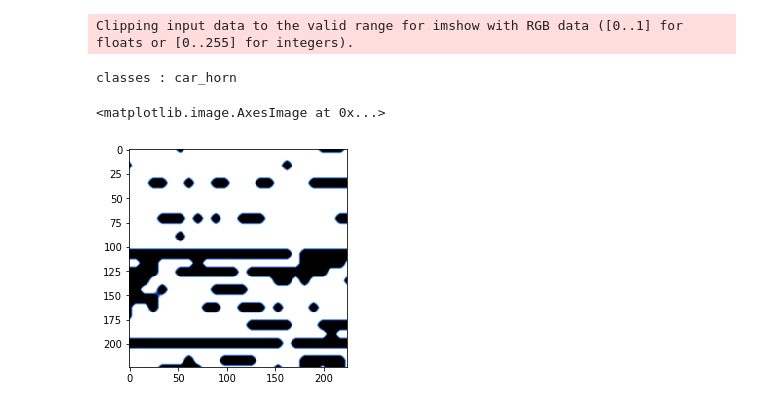
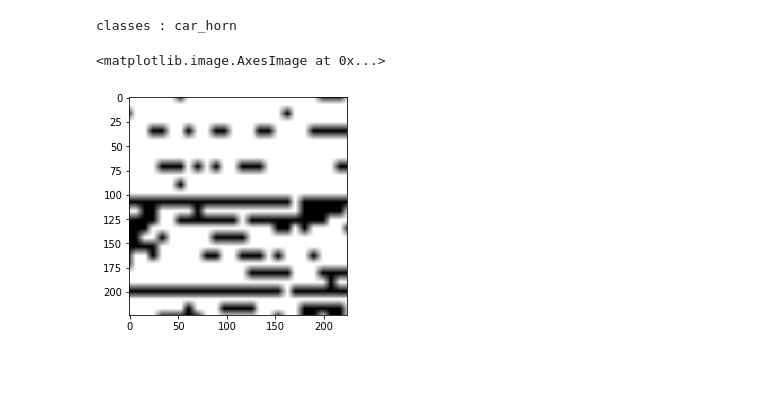
Before and after one commit to nunenuh/sound_classification.pytorch, a Jupyter notebook: notebook/explore.ipynb, the cells around one changed output. Cells and saved outputs as stored; diff of their text form; code cells hidden in the pictures; blank space fills up the shorter version.

Commit message:
feat: add data

```diff
--- a/notebook/explore.ipynb
+++ b/notebook/explore.ipynb
@@ -40,6 +50,9 @@ class UrbanSound8kDataset(data.dataset.Dataset):
         classes.sort()
         classes = list(classes)
         return classes
+
+    def num_class(self):
+        return len(self._classes())
 
     def class_to_idx(self):
         classes = self._classes()
@@ -126,23 +139,22 @@ classes : children_playing
 # %%
 valid_tmft = transforms.Compose([
     NumpyToPIL(),
     transforms.Resize(256),
     transforms.CenterCrop(224),
     transforms.ToTensor(),
-    normalize,
+#     normalize,
 ])
 
 valid_dataset = UrbanSound8kDataset(root = '/data/UrbanSound8K/audio',
                               csv_file = '/data/UrbanSound8K/metadata/UrbanSound8K.csv',
                               mode='valid',
                               transform=valid_tmft)
 # valid_dataset.valid_df
 image, classes = valid_dataset[0]
 print(f'classes : {valid_dataset.idx_to_class()[classes]}')
 plt.imshow(image.permute(1,2,0), cmap='gray')
 # %% [output]
-Clipping input data to the valid range for imshow with RGB data ([0..1] for floats or [0..255] for integers).
+classes : car_horn
-classes : car_horn
+<matplotlib.image.AxesImage at 0x...>
-<matplotlib.image.AxesImage at 0x...>
-[figure, old version]
+[figure, new version]
 # %%
```
Also changed, not shown: parts of 10 cells of this notebook, 19 other files.
